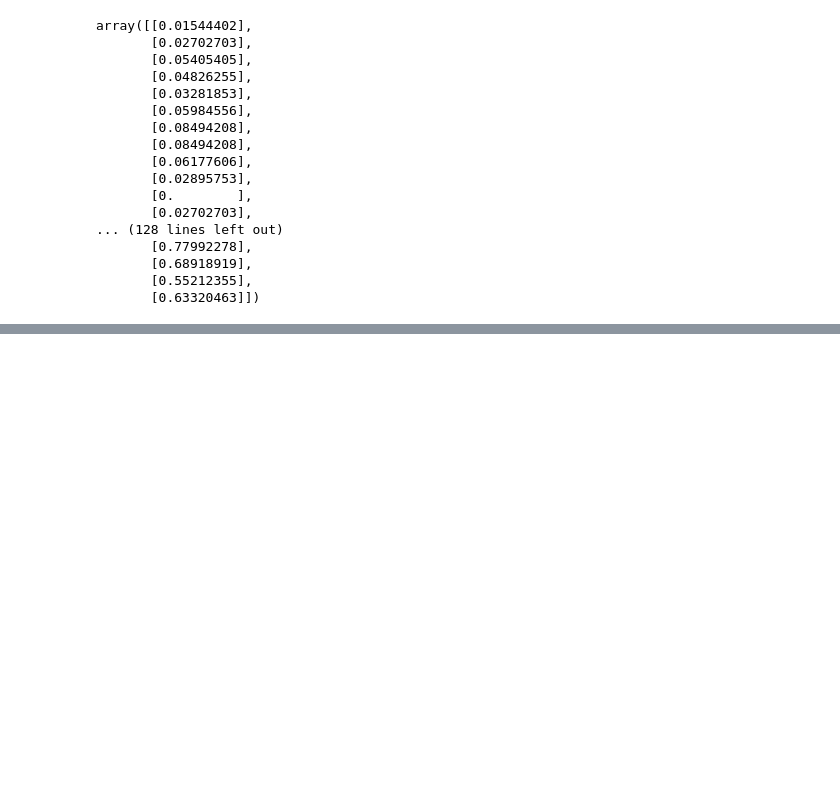
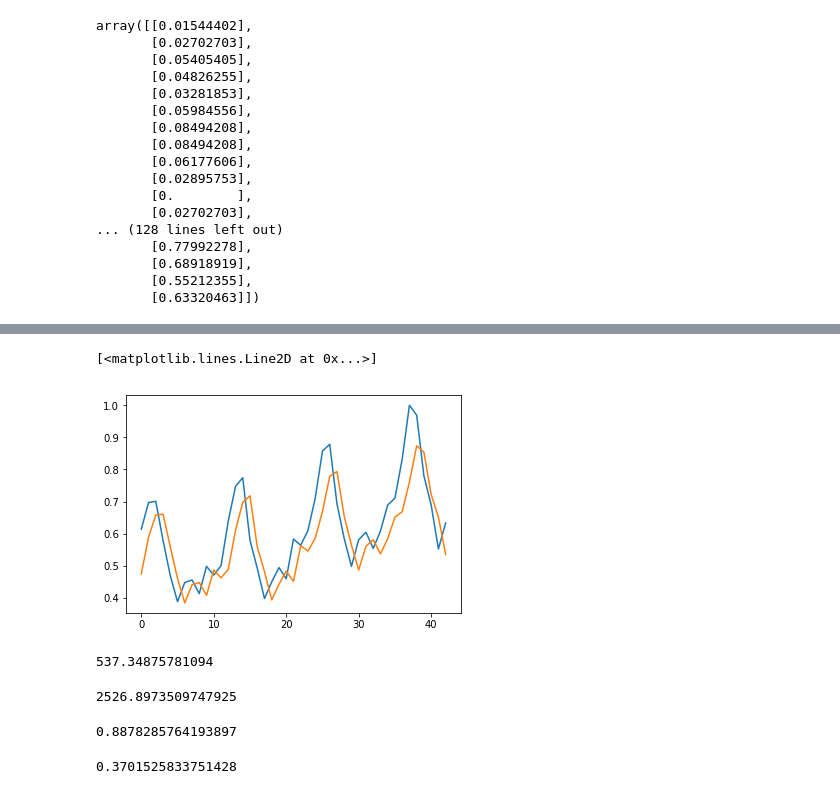
Before and after one commit to feigeZzzz/feigeZzzz_TimeSerise, a Jupyter notebook: LSTM_pytorch.ipynb, the cells around one changed output, grey strips where cells are left out. Drawn from its saved outputs; the diff is of its cells as text; code cells hidden in the pictures; blank space fills up the shorter version.

```diff
--- a/LSTM_pytorch.ipynb
+++ b/LSTM_pytorch.ipynb
@@ -80,6 +80,8 @@ train_X, train_y = creat_data(train_data, 1)
 val_X, val_y = creat_data(test_data, 1)
 # %%
 train_X = train_X[:,:, np.newaxis]
+# %%
+val_X = val_X[:,:, np.newaxis]
 # %%
 # build LSTM model
 model = tf.keras.models.Sequential()
@@ -143,0 +150,6 @@ logdir
+# %%
+plt.plot(val_y.flatten())
+plt.plot(test_predict.flatten())
+# %% [output]
+[<matplotlib.lines.Line2D at 0x...>]
+[figure, added]
@@ -143,0 +164,8 @@ logdir
+# %%
+mean_squared_error(train_predict, train_y)
+# %% [output]
+537.34875781094
+# %%
+mean_squared_error(val_y, val_predict)
+# %% [output]
+2526.8973509747925
@@ -143,0 +174,8 @@ logdir
+# %%
+r2_score(train_predict, train_y)
+# %% [output]
+0.8878285764193897
+# %%
+r2_score(val_predict, val_y)
+# %% [output]
+0.3701525833751428
```
Also changed, not shown: parts of 16 cells of this notebook, 4 other files.
